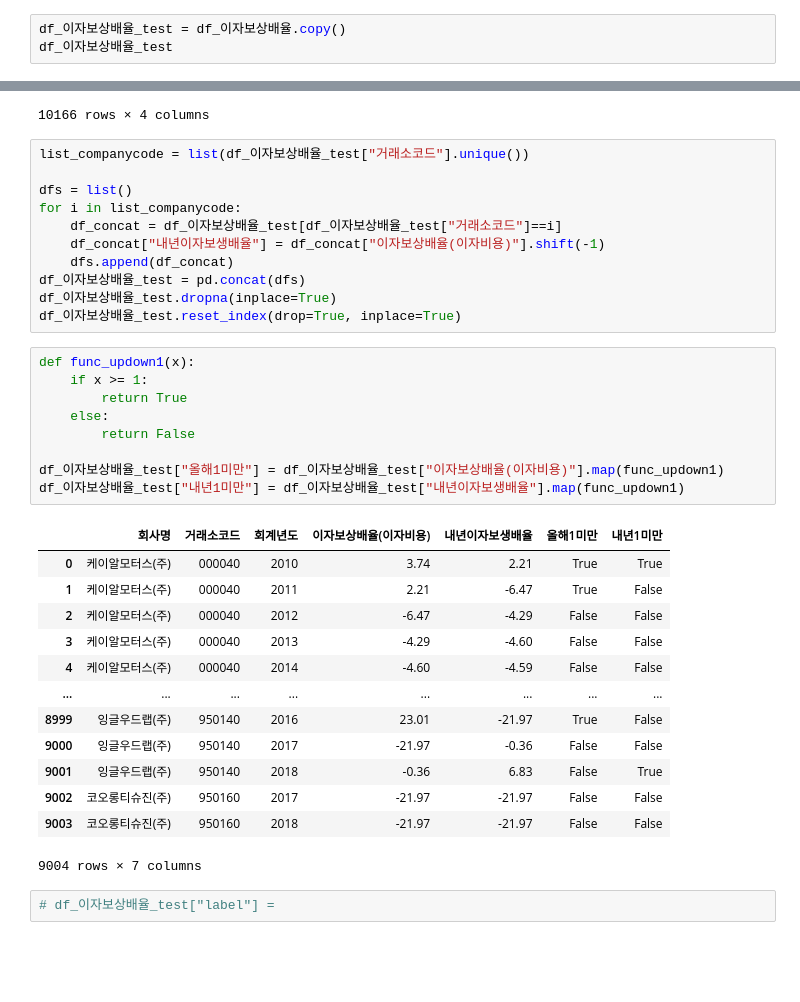
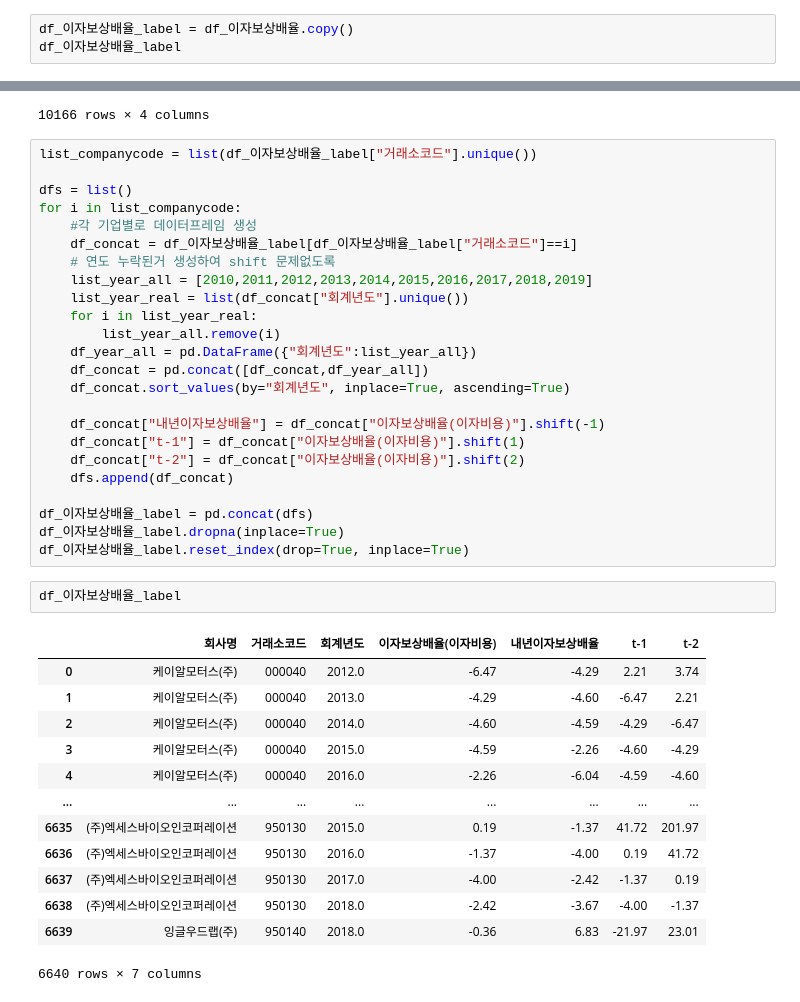
Before and after one commit to Jyassmin/UBION-PROJECT2, a Jupyter notebook: 1.preprocessing.ipynb, the cells around one changed output, grey strips where cells are left out. Saved outputs shown, nothing was run; the diff lists cells and outputs as text; blank space fills up the shorter version.

```diff
--- a/1.preprocessing.ipynb
+++ b/1.preprocessing.ipynb
@@ -1065,8 +1177,8 @@ df_이자보상배율.sort_values(by="이자보상배율(이자비용)", ascendi
 ### 3. Labeling
 - 내년 이자보상배율 컬럼 생성
 # %%
-df_이자보상배율_test = df_이자보상배율.copy()
-df_이자보상배율_test
+df_이자보상배율_label = df_이자보상배율.copy()
+df_이자보상배율_label
 # %% [output]
 |  | 회사명 | 거래소코드 | 회계년도 | 이자보상배율(이자비용) |
 | 3144 | 케이알모터스(주) | 000040 | 2010 | 3.74 |
@@ -1082,38 +1194,42 @@ df_이자보상배율_test
 | 15425 | 코오롱티슈진(주) | 950160 | 2019 | -21.97 |
 10166 rows × 4 columns
 # %%
-list_companycode = list(df_이자보상배율_test["거래소코드"].unique())
+list_companycode = list(df_이자보상배율_label["거래소코드"].unique())
 
 dfs = list()
 for i in list_companycode:
-    df_concat = df_이자보상배율_test[df_이자보상배율_test["거래소코드"]==i]
-    df_concat["내년이자보생배율"] = df_concat["이자보상배율(이자비용)"].shift(-1)
+    #각 기업별로 데이터프레임 생성
+    df_concat = df_이자보상배율_label[df_이자보상배율_label["거래소코드"]==i]
+    # 연도 누락된거 생성하여 shift 문제없도록
+    list_year_all = [2010,2011,2012,2013,2014,2015,2016,2017,2018,2019]
+    list_year_real = list(df_concat["회계년도"].unique())
+    for i in list_year_real:
+        list_year_all.remove(i)
+    df_year_all = pd.DataFrame({"회계년도":list_year_all})
+    df_concat = pd.concat([df_concat,df_year_all])
+    df_concat.sort_values(by="회계년도", inplace=True, ascending=True)
+
+    df_concat["내년이자보상배율"] = df_concat["이자보상배율(이자비용)"].shift(-1)
+    df_concat["t-1"] = df_concat["이자보상배율(이자비용)"].shift(1)
+    df_concat["t-2"] = df_concat["이자보상배율(이자비용)"].shift(2)
     dfs.append(df_concat)
-df_이자보상배율_test = pd.concat(dfs)
-df_이자보상배율_test.dropna(inplace=True)
-df_이자보상배율_test.reset_index(drop=True, inplace=True)
+
+df_이자보상배율_label = pd.concat(dfs)
+df_이자보상배율_label.dropna(inplace=True)
+df_이자보상배율_label.reset_index(drop=True, inplace=True)
-# %%
-def func_updown1(x):
-    if x >= 1:
-        return True
-    else:
-        return False
-
-df_이자보상배율_test["올해1미만"] = df_이자보상배율_test["이자보상배율(이자비용)"].map(func_updown1)
-df_이자보상배율_test["내년1미만"] = df_이자보상배율_test["내년이자보생배율"].map(func_updown1)
-# %% [output]
-|  | 회사명 | 거래소코드 | 회계년도 | 이자보상배율(이자비용) | 내년이자보생배율 | 올해1미만 | 내년1미만 |
-| 0 | 케이알모터스(주) | 000040 | 2010 | 3.74 | 2.21 | True | True |
-| 1 | 케이알모터스(주) | 000040 | 2011 | 2.21 | -6.47 | True | False |
-| 2 | 케이알모터스(주) | 000040 | 2012 | -6.47 | -4.29 | False | False |
-| 3 | 케이알모터스(주) | 000040 | 2013 | -4.29 | -4.60 | False | False |
-| 4 | 케이알모터스(주) | 000040 | 2014 | -4.60 | -4.59 | False | False |
-| ... | ... | ... | ... | ... | ... | ... | ... |
-| 8999 | 잉글우드랩(주) | 950140 | 2016 | 23.01 | -21.97 | True | False |
-| 9000 | 잉글우드랩(주) | 950140 | 2017 | -21.97 | -0.36 | False | False |
-| 9001 | 잉글우드랩(주) | 950140 | 2018 | -0.36 | 6.83 | False | True |
-| 9002 | 코오롱티슈진(주) | 950160 | 2017 | -21.97 | -21.97 | False | False |
-| 9003 | 코오롱티슈진(주) | 950160 | 2018 | -21.97 | -21.97 | False | False |
-9004 rows × 7 columns
-# %%
-# df_이자보상배율_test["label"] =
+# %%
+df_이자보상배율_label
+# %% [output]
+|  | 회사명 | 거래소코드 | 회계년도 | 이자보상배율(이자비용) | 내년이자보상배율 | t-1 | t-2 |
+| 0 | 케이알모터스(주) | 000040 | 2012.0 | -6.47 | -4.29 | 2.21 | 3.74 |
+| 1 | 케이알모터스(주) | 000040 | 2013.0 | -4.29 | -4.60 | -6.47 | 2.21 |
+| 2 | 케이알모터스(주) | 000040 | 2014.0 | -4.60 | -4.59 | -4.29 | -6.47 |
+| 3 | 케이알모터스(주) | 000040 | 2015.0 | -4.59 | -2.26 | -4.60 | -4.29 |
+| 4 | 케이알모터스(주) | 000040 | 2016.0 | -2.26 | -6.04 | -4.59 | -4.60 |
+| ... | ... | ... | ... | ... | ... | ... | ... |
+| 6635 | (주)엑세스바이오인코퍼레이션 | 950130 | 2015.0 | 0.19 | -1.37 | 41.72 | 201.97 |
+| 6636 | (주)엑세스바이오인코퍼레이션 | 950130 | 2016.0 | -1.37 | -4.00 | 0.19 | 41.72 |
+| 6637 | (주)엑세스바이오인코퍼레이션 | 950130 | 2017.0 | -4.00 | -2.42 | -1.37 | 0.19 |
+| 6638 | (주)엑세스바이오인코퍼레이션 | 950130 | 2018.0 | -2.42 | -3.67 | -4.00 | -1.37 |
+| 6639 | 잉글우드랩(주) | 950140 | 2018.0 | -0.36 | 6.83 | -21.97 | 23.01 |
+6640 rows × 7 columns
```
Also changed, not shown: parts of 23 cells of this notebook, 45 other files.
